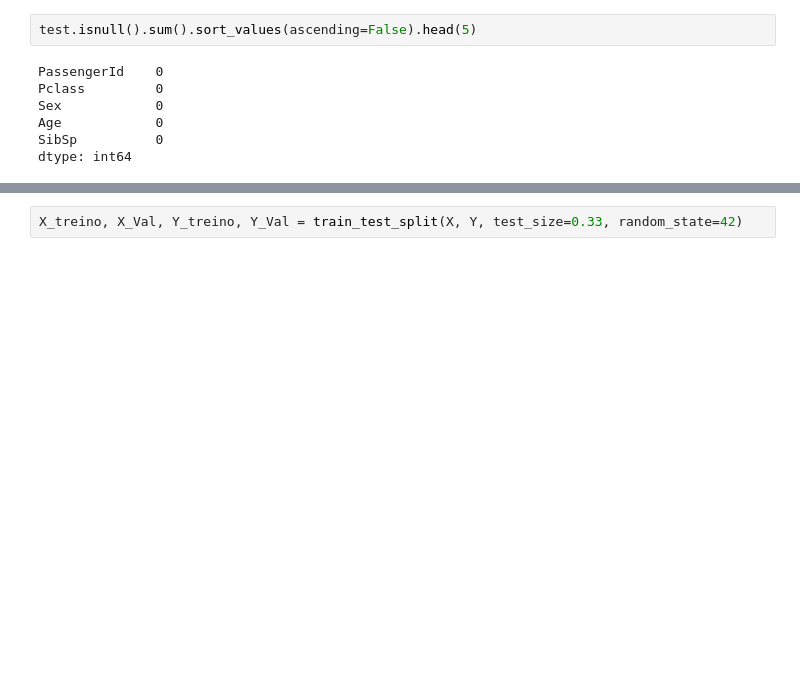
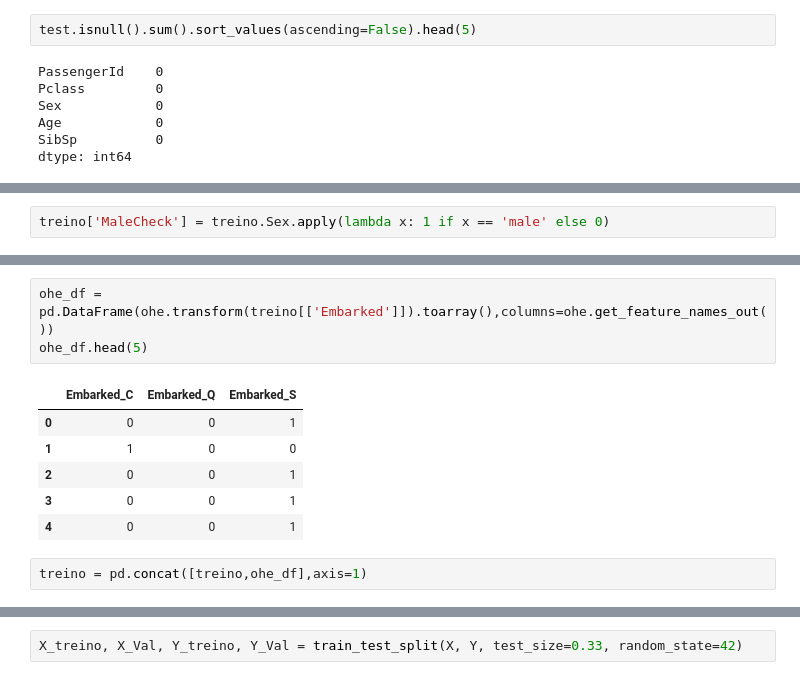
Before and after one commit to gabrielMG1008/titanic-survival-prediction, a Jupyter notebook: ML.ipynb, the cells around one changed output, grey strips where cells are left out. Drawn from its saved outputs; the diff is of its cells as text; blank space fills up the shorter version.

```diff
--- a/ML.ipynb
+++ b/ML.ipynb
@@ -210,0 +271,2 @@ The 'Sex' and 'Embarked' columns are removed because they are strings, leaving o
+# %%
+treino['MaleCheck'] = treino.Sex.apply(lambda x: 1 if x == 'male' else 0)
@@ -210,0 +311,12 @@ The 'Sex' and 'Embarked' columns are removed because they are strings, leaving o
+# %%
+ohe_df = pd.DataFrame(ohe.transform(treino[['Embarked']]).toarray(),columns=ohe.get_feature_names_out())
+ohe_df.head(5)
+# %% [output]
+|  | Embarked_C | Embarked_Q | Embarked_S |
+| 0 | 0 | 0 | 1 |
+| 1 | 1 | 0 | 0 |
+| 2 | 0 | 0 | 1 |
+| 3 | 0 | 0 | 1 |
+| 4 | 0 | 0 | 1 |
+# %%
+treino = pd.concat([treino,ohe_df],axis=1)
```
Also changed, not shown: parts of 68 cells of this notebook, 1 other file.
